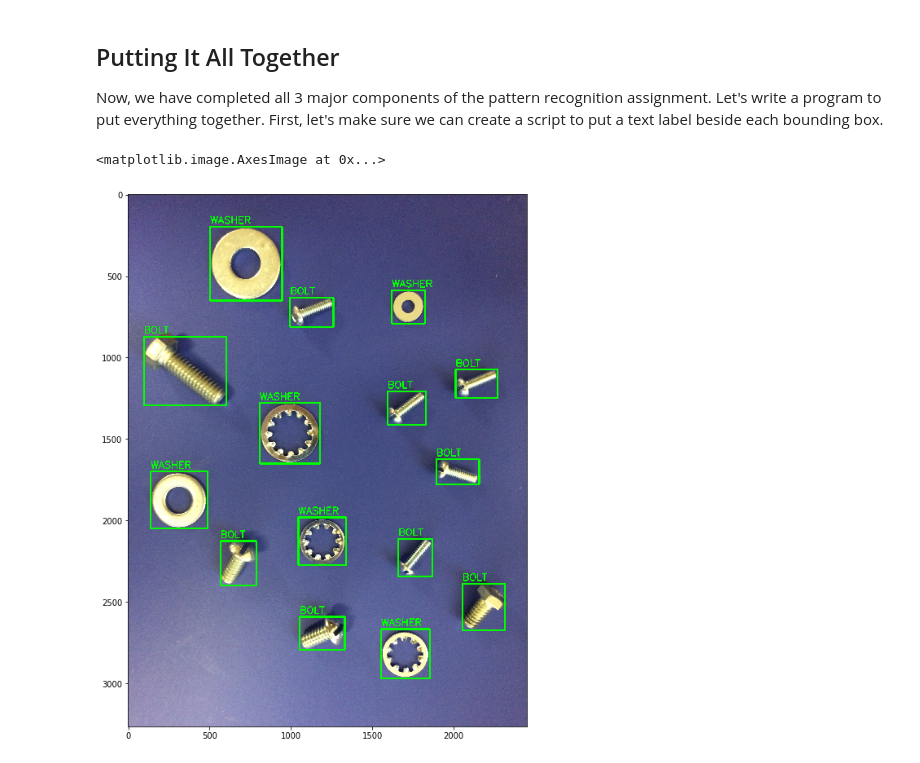
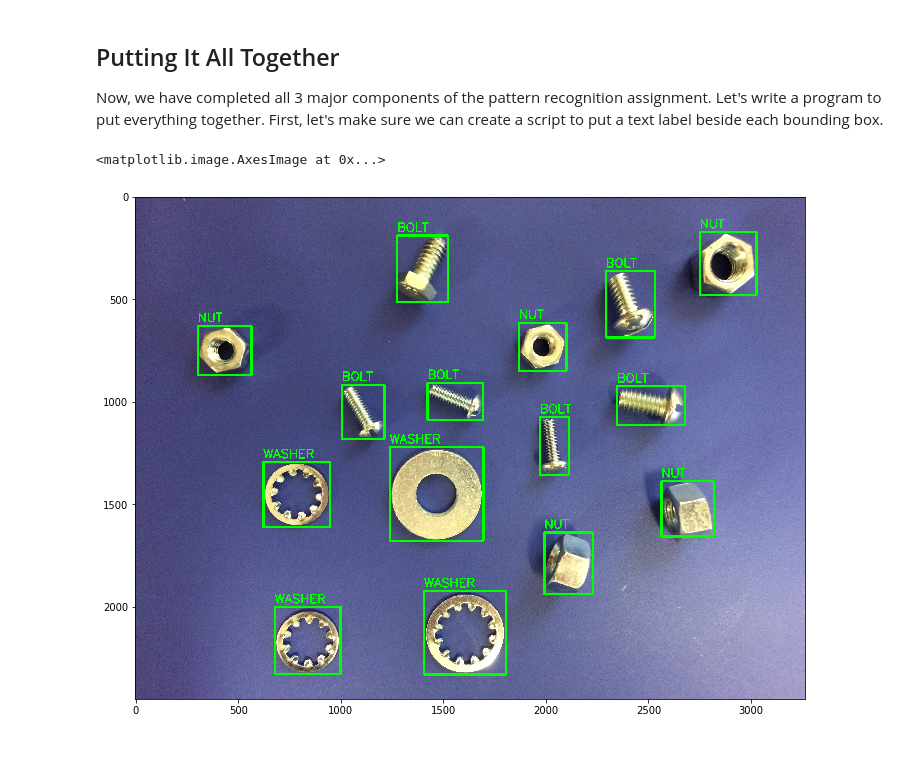
Before and after one commit to mtfuller/CS4732-Nuts-and-Bolts, a Jupyter notebook: Nuts and Bolts Project.ipynb, the cells around one changed output. Cells and saved outputs as stored; diff of their text form; code cells hidden in the pictures.

```diff
--- a/Nuts and Bolts Project.ipynb
+++ b/Nuts and Bolts Project.ipynb
@@ -45,7 +45,7 @@ from matplotlib import pyplot as plt
 
 %matplotlib inline
 
-input_file = './img/bolts4.jpg'
+input_file = './img/bolts2.jpg'
 
 original = cv2.imread(input_file,1)
 plt.imshow(cv2.cvtColor(original, cv2.COLOR_BGR2RGB))
@@ -479,34 +481,34 @@ Now, we have completed all 3 major components of the pattern recognition assignm
 # %%
 from parts_classifier.feature_extractor import FeatureExtractor
 
-input_file = './img/IMG_0978.jpg'
+input_file = './img/bolts.png'
 
 extr = FeatureExtractor()
 
 objects, img = extr.extract_features(input_file)
 
 model = load_model('./models/nut_bolt_test.sav')
 
 classes = ['NUT', 'BOLT', 'WASHER']
 
 def classify_object(obj):
     features = np.array(obj['features'])
     features = np.append(features, (features[2] / (obj['w'] * obj['h'])))
     cls = model.predict([features])
     return classes[cls[0]-1]
 
 def label_objects(img, objects):
     for obj in objects:
         x, y, w, h = obj['x'],obj['y'],obj['w'],obj['h']
         img = cv2.rectangle(img,(x,y),(x+w,y+h),(0,255,0),10)
         cls = classify_object(obj)
         cv2.putText(img, cls, (x,y-20), cv2.FONT_HERSHEY_SIMPLEX, 2, (0,255,0), 5)
     return img
 
 
 labeled_img = label_objects(img, objects)
 plt.figure(figsize=(12, 12))
 plt.imshow(cv2.cvtColor(labeled_img, cv2.COLOR_BGR2RGB))
 # %% [output]
 <matplotlib.image.AxesImage at 0x...>
-[figure, old version]
+[figure, new version]
```
Also changed, not shown: parts of 11 cells of this notebook, 23 other files.
